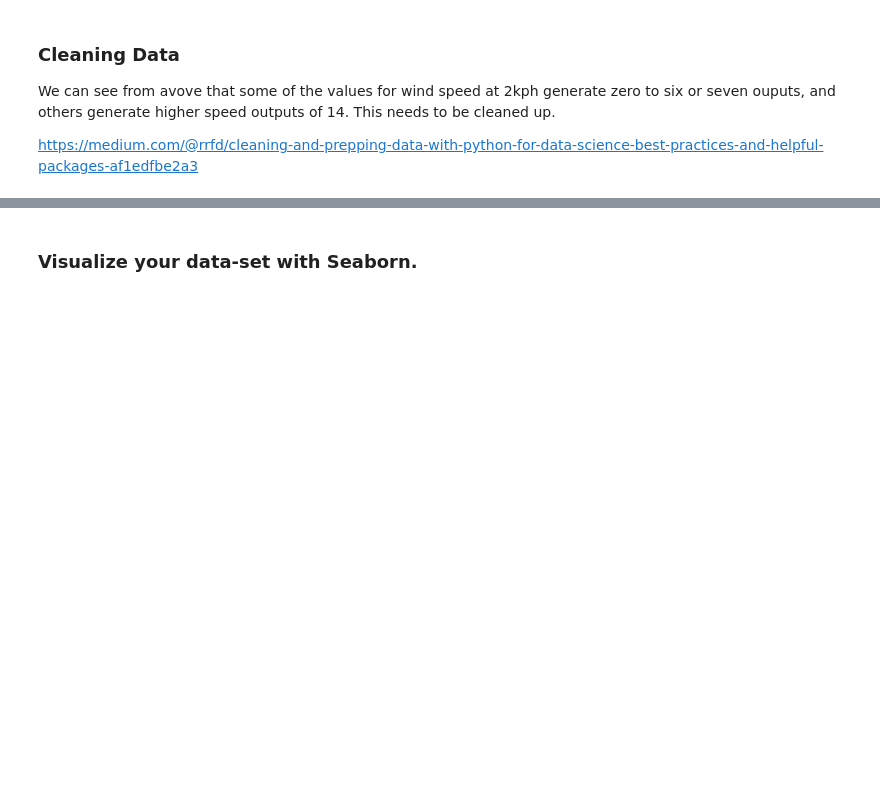
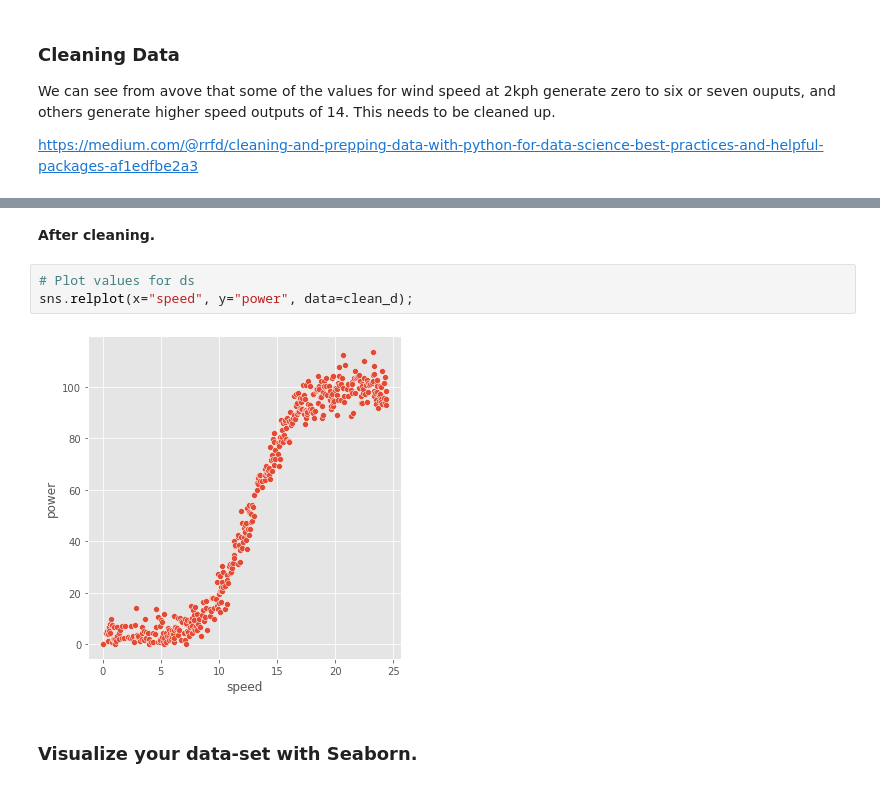
Before and after one commit to daithimarkham/Machine-Learning-Project, a Jupyter notebook: Powerproduction.ipynb, the cells around one changed output, grey strips where cells are left out. Drawn from its saved outputs; the diff is of its cells as text; blank space fills up the shorter version.

```diff
--- a/Powerproduction.ipynb
+++ b/Powerproduction.ipynb
@@ -218,3 +269,10 @@ https://medium.com/@rrfd/cleaning-and-prepping-data-with-python-for-data-science
+# %% [markdown]
+**After cleaning.**
+# %%
+# Plot values for ds
+sns.relplot(x="speed", y="power", data=clean_d);
+# %% [output]
+[figure, added]
 # %% [markdown]
 ### Visualize your data-set with Seaborn.
 # %%
```
Also changed, not shown: parts of 72 cells of this notebook.
